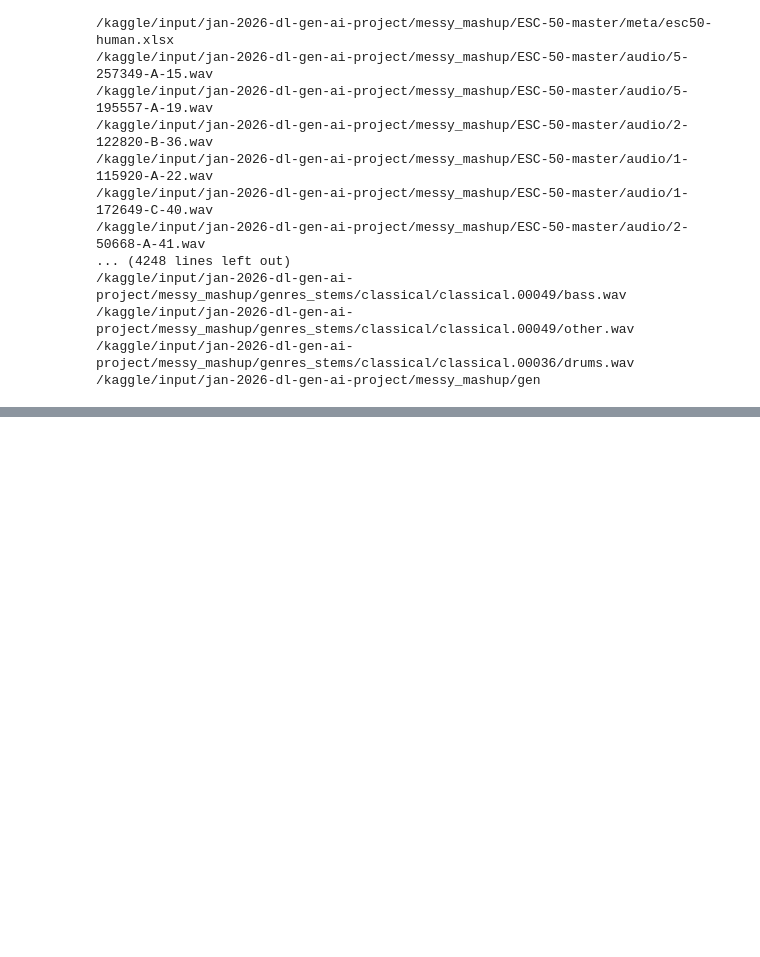
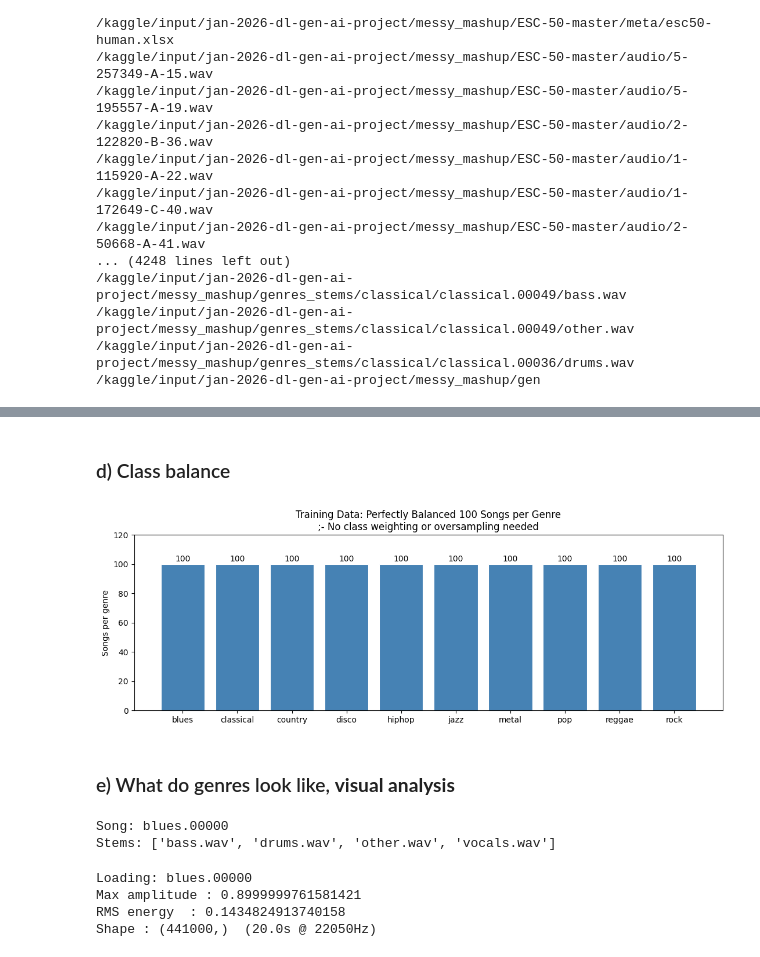
Before and after one commit to 22f3002567/DL-22f3002567-notebook-t12026, a Jupyter notebook: DL_22f3002567_kaggle_notebook.ipynb, the cells around one changed output, grey strips where cells are left out. Saved outputs shown, nothing was run; the diff lists cells and outputs as text; code cells hidden in the pictures; blank space fills up the shorter version.

```diff
--- a/DL_22f3002567_kaggle_notebook.ipynb
+++ b/DL_22f3002567_kaggle_notebook.ipynb
@@ -36,0 +324,54 @@ for dirname, _, filenames in os.walk('/kaggle/input'):
+# %% [markdown]
+### d) Class balance
+# %%
+Genres = ["blues", 'classical', 'country', "disco", "hiphop", "jazz", "metal", "pop", "reggae", "rock"]
+# %%
+fig, ax = plt.subplots(figsize=(11, 4))
+counts = [100] * 10
+bars = ax.bar(Genres, counts, color='steelblue', edgecolor='white', linewidth=0.8)
+for bar in bars:
+    ax.text(bar.get_x() + bar.get_width()/2, bar.get_height() + 0.5,
+            '100', ha='center', va='bottom', fontsize=10)
+ax.set_ylim(0, 120)
+ax.set_ylabel("Songs per genre")
+ax.set_title("Training Data: Perfectly Balanced 100 Songs per Genre\n"
+             ";- No class weighting or oversampling needed", fontsize=12)
+plt.tight_layout()
+
+plt.show()
+# %% [output]
+[figure, added]
+# %% [markdown]
+### e) What do genres look like, **visual analysis**
+# %%
+genre = 'blues'
+song_dir = sorted((Stems_dir / genre).iterdir())[0]
+print(f"Song: {song_dir.name}")
+print(f"Stems: {[f.name for f in sorted(song_dir.iterdir())]}")
+# %% [output]
+Song: blues.00000
+Stems: ['bass.wav', 'drums.wav', 'other.wav', 'vocals.wav']
+# %%
+genre = 'blues'
+song_dir = sorted((Stems_dir / genre).iterdir())[0]
+print(f"Loading: {song_dir.name}")
+
+mixed = np.zeros(N_SAMPLES, dtype=np.float32)
+for stem in ['bass.wav', 'drums.wav', 'other.wav', 'vocals.wav']:
+    y, _ = librosa.load(str(song_dir / stem), sr=SR, mono=True, duration=DURATION)
+    if len(y) < N_SAMPLES:
+        y = np.pad(y, (0, N_SAMPLES - len(y)))
+    mixed += y[:N_SAMPLES]
+
+peak = np.abs(mixed).max()
+if peak > 0:
+    mixed = mixed / peak * 0.9
+
+print(f"Max amplitude : {np.abs(mixed).max()}")
+print(f"RMS energy  : {np.sqrt(np.mean(mixed**2))}")
+print(f"Shape : {mixed.shape}  ({len(mixed)/SR}s @ {SR}Hz)\n")
+# %% [output]
+Loading: blues.00000
+Max amplitude : 0.8999999761581421
+RMS energy  : 0.1434824913740158
+Shape : (441000,)  (20.0s @ 22050Hz)
```
Also changed, not shown: parts of 116 cells of this notebook.
